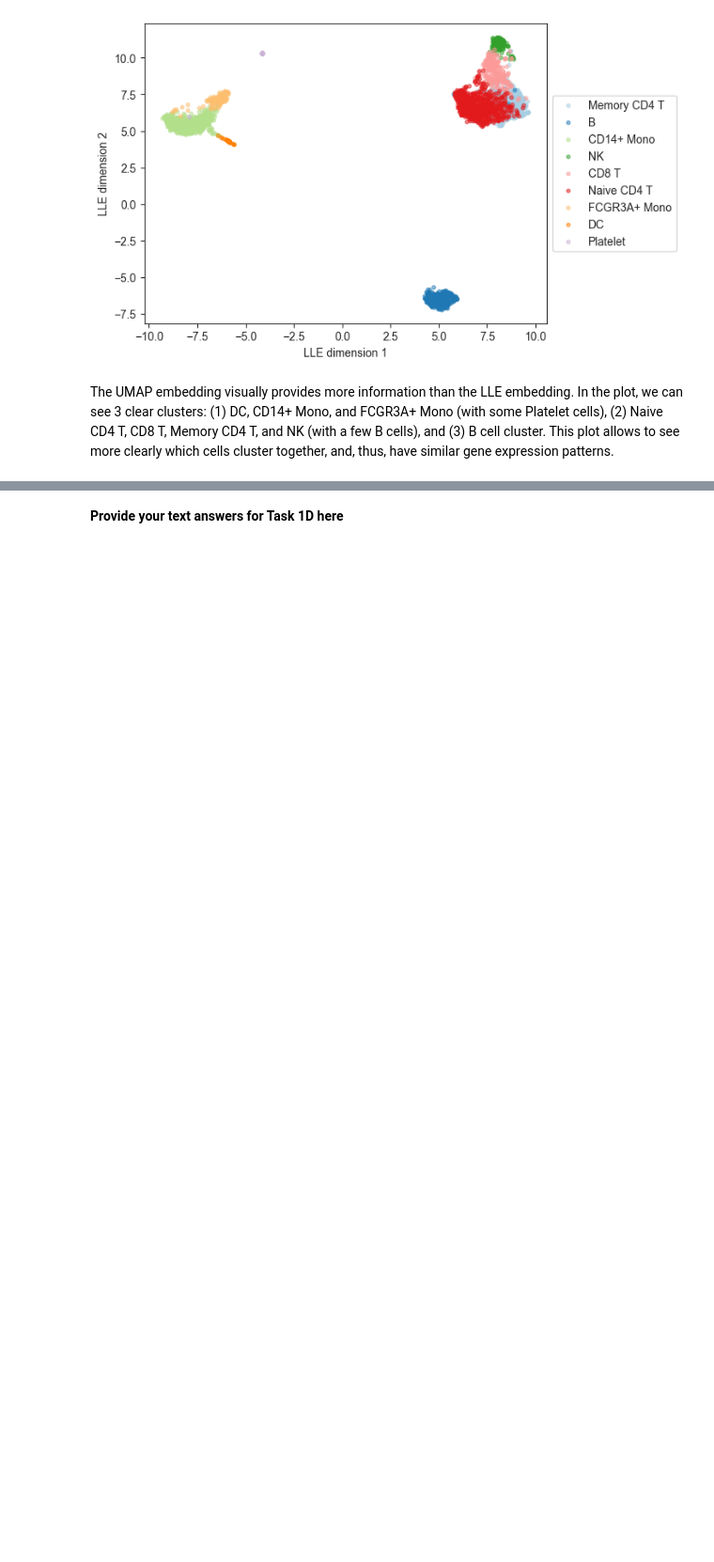
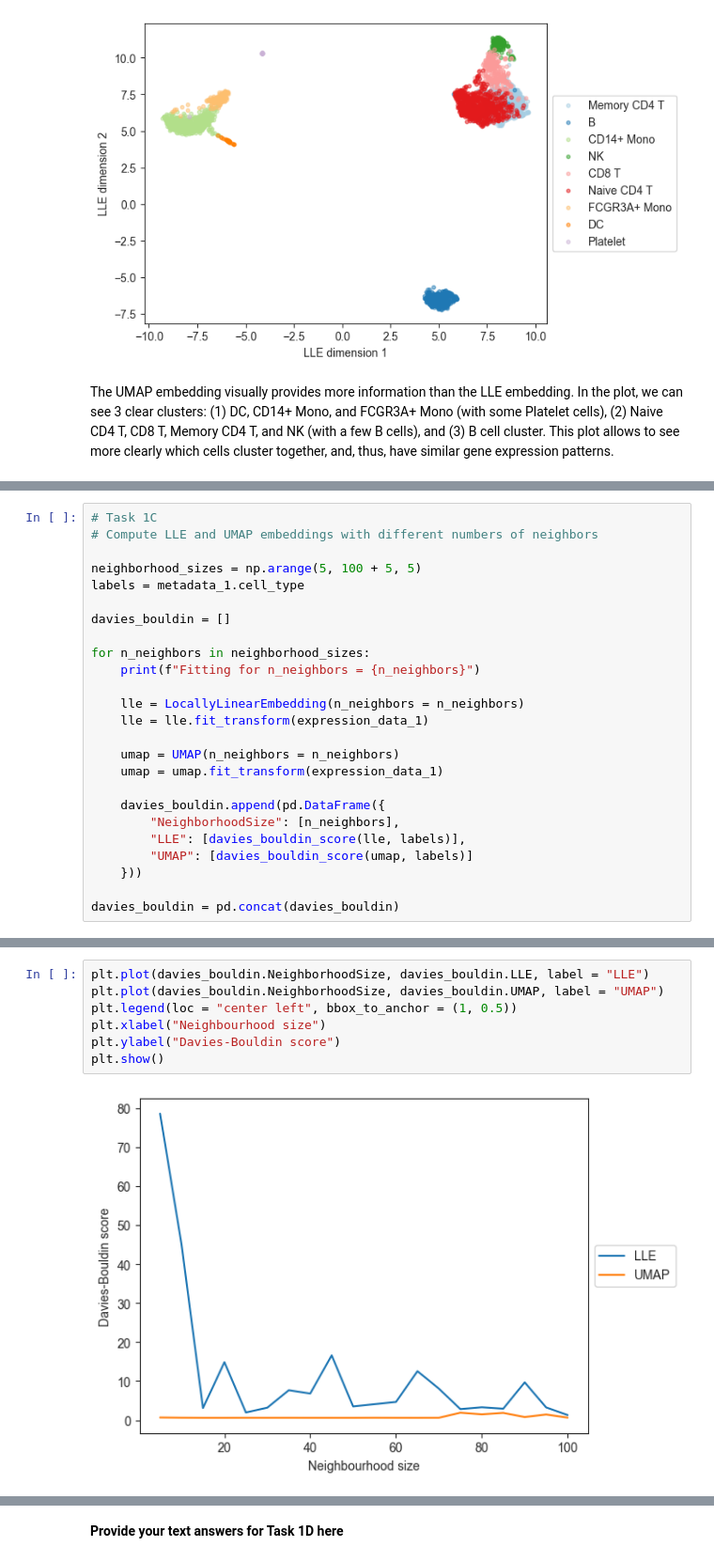
Before and after one commit to kerseviciute/machine-learning-for-single-cell-biology, a Jupyter notebook: hw2/mlscb_2024_assignment_02_code.ipynb, the cells around one changed output, grey strips where cells are left out. Shown at 94% size. Drawn from its saved outputs; the diff is of its cells as text; blank space fills up the shorter version.

Commit message:
Task 1C.

```diff
--- a/hw2/mlscb_2024_assignment_02_code.ipynb
+++ b/hw2/mlscb_2024_assignment_02_code.ipynb
@@ -259,0 +254,25 @@ The UMAP embedding visually provides more information than the LLE embedding. In
+# %%
+# Task 1C
+# Compute LLE and UMAP embeddings with different numbers of neighbors
+
+neighborhood_sizes = np.arange(5, 100 + 5, 5)
+labels = metadata_1.cell_type
+
+davies_bouldin = []
+
+for n_neighbors in neighborhood_sizes:
+    print(f"Fitting for n_neighbors = {n_neighbors}")
+
+    lle = LocallyLinearEmbedding(n_neighbors = n_neighbors)
+    lle = lle.fit_transform(expression_data_1)
+
+    umap = UMAP(n_neighbors = n_neighbors)
+    umap = umap.fit_transform(expression_data_1)
+
+    davies_bouldin.append(pd.DataFrame({
+        "NeighborhoodSize": [n_neighbors],
+        "LLE": [davies_bouldin_score(lle, labels)],
+        "UMAP": [davies_bouldin_score(umap, labels)]
+    }))
+
+davies_bouldin = pd.concat(davies_bouldin)
@@ -259,0 +300,9 @@ The UMAP embedding visually provides more information than the LLE embedding. In
+# %%
+plt.plot(davies_bouldin.NeighborhoodSize, davies_bouldin.LLE, label = "LLE")
+plt.plot(davies_bouldin.NeighborhoodSize, davies_bouldin.UMAP, label = "UMAP")
+plt.legend(loc = "center left", bbox_to_anchor = (1, 0.5))
+plt.xlabel("Neighbourhood size")
+plt.ylabel("Davies-Bouldin score")
+plt.show()
+# %% [output]
+[figure, added]
```
Also changed, not shown: parts of 6 cells of this notebook.
